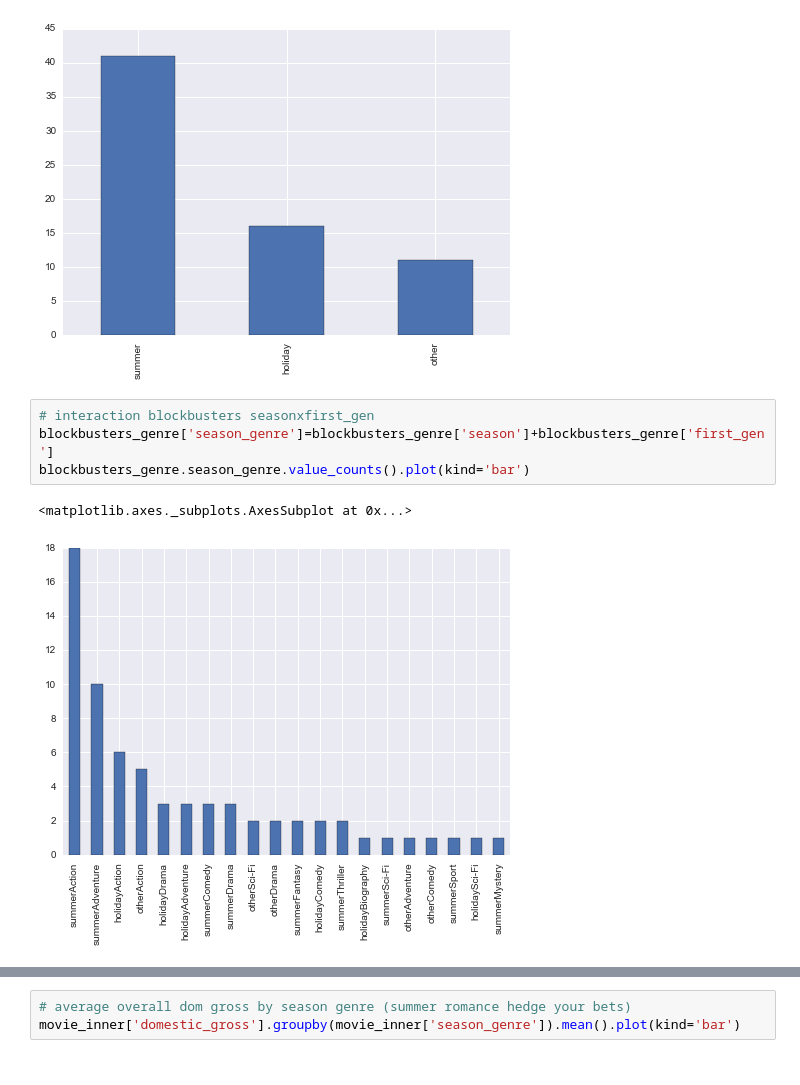
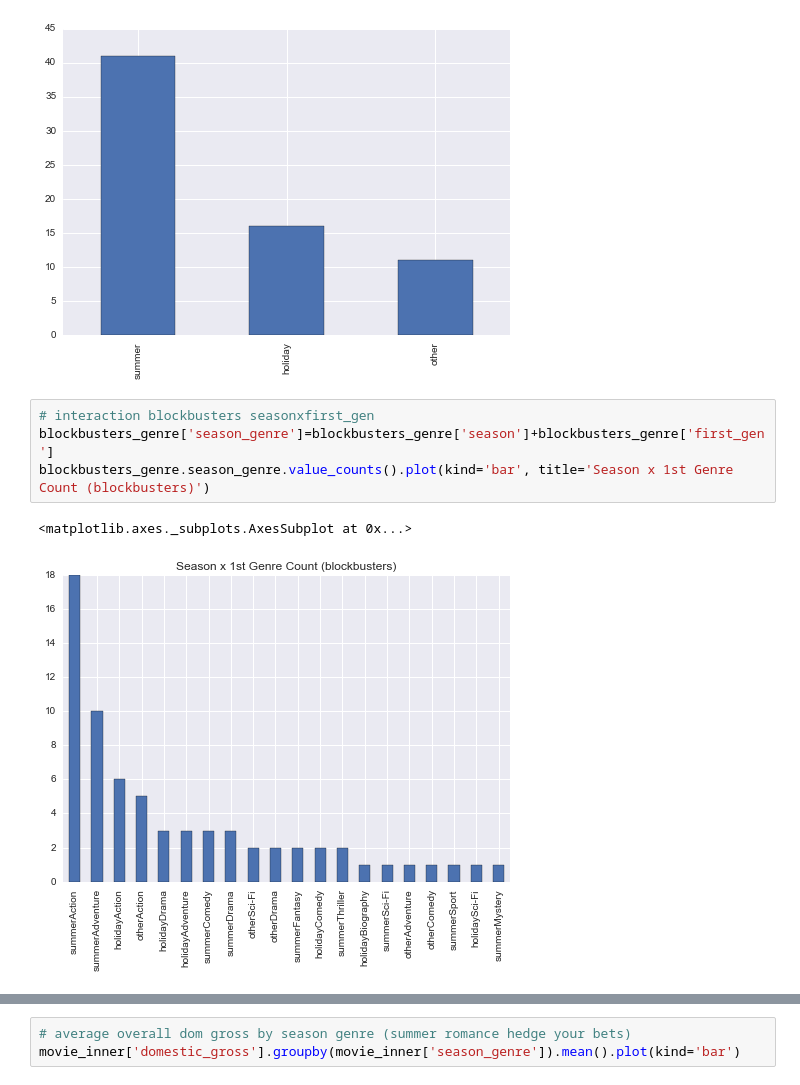
Before and after one commit to mombadil/team_apples, a Jupyter notebook: prediction.ipynb, the cells around one changed output, grey strips where cells are left out. Saved outputs shown, nothing was run; the diff lists cells and outputs as text.

```diff
--- a/prediction.ipynb
+++ b/prediction.ipynb
@@ -162,10 +162,10 @@ blockbusters_genre.season.value_counts().plot(kind='bar')
 # %%
 # interaction blockbusters seasonxfirst_gen
 blockbusters_genre['season_genre']=blockbusters_genre['season']+blockbusters_genre['first_gen']
-blockbusters_genre.season_genre.value_counts().plot(kind='bar')
+blockbusters_genre.season_genre.value_counts().plot(kind='bar', title='Season x 1st Genre Count (blockbusters)')
 # %% [output]
 <matplotlib.axes._subplots.AxesSubplot at 0x...>
-[figure, old version]
+[figure, new version]
 # %%
 # interaction overall seasonxfirst_gen
 movie_inner['season']=movie_inner['release_date'].apply(lambda x: 'summer' if ('05' <= x[5:7] <= '07')
```
Also changed, not shown: parts of 11 cells of this notebook.
